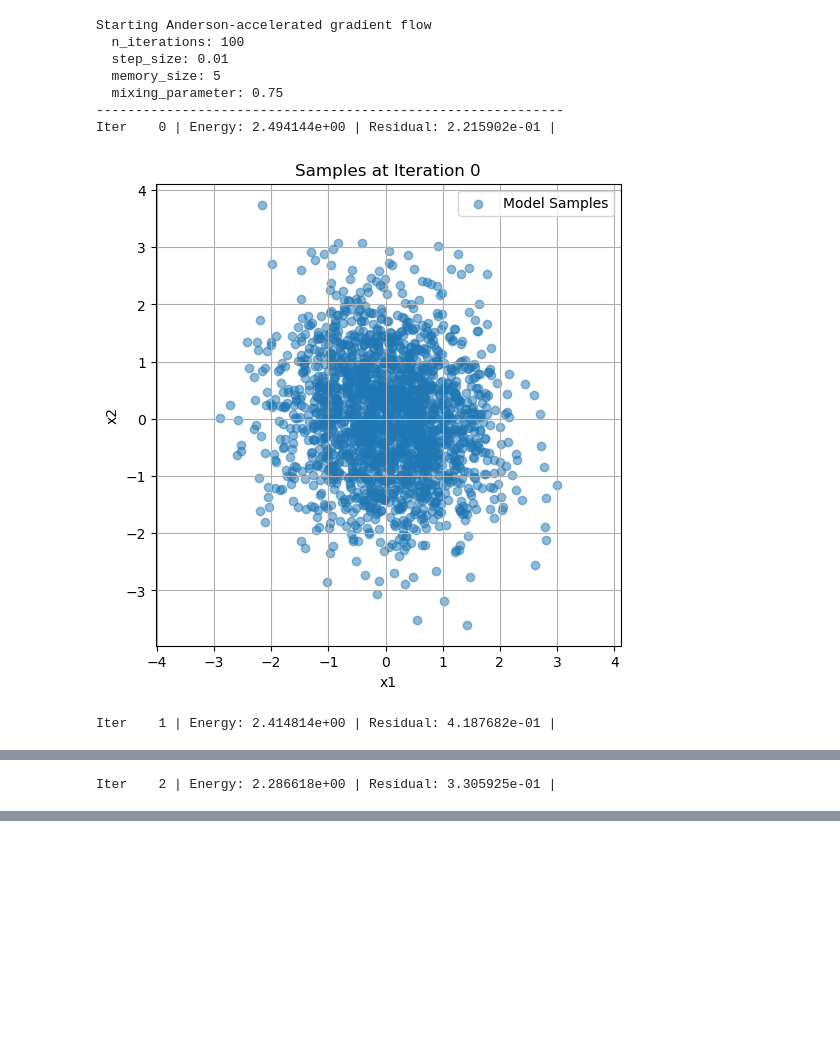
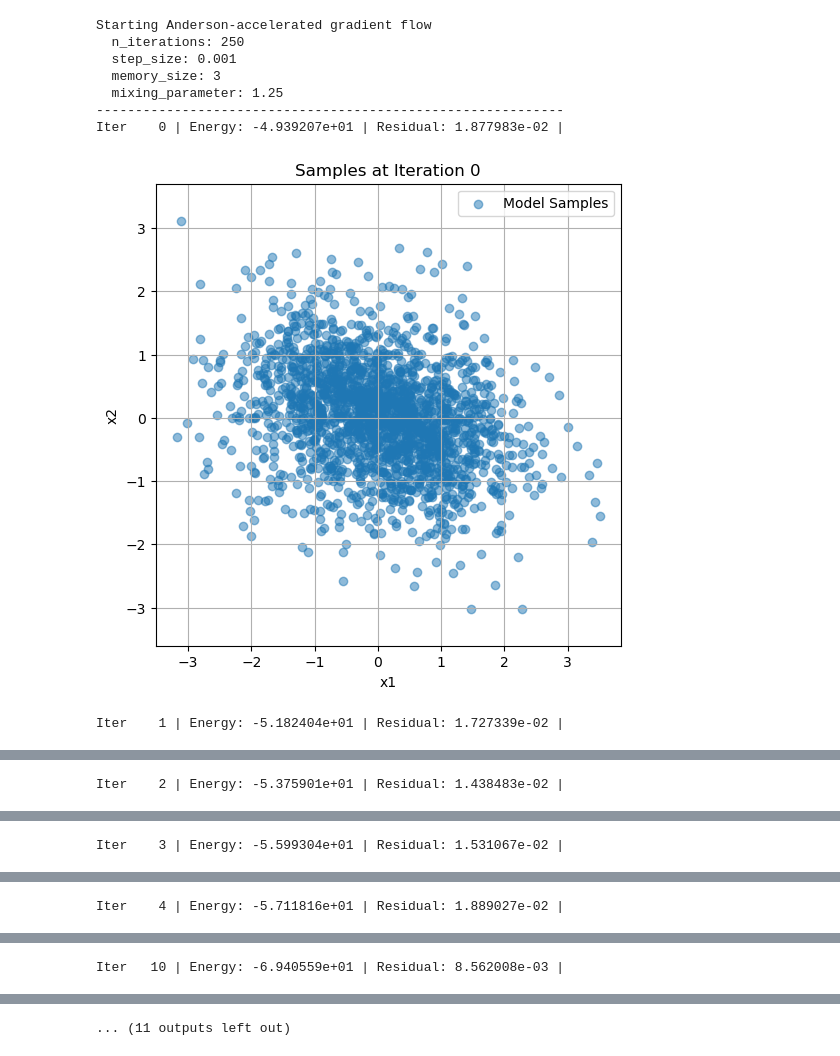
Before and after one commit to SebasGutHdz/Parametric-Wasserstein-Flows, a Jupyter notebook: anderson_acceleration_test.ipynb, the cells around one changed output, grey strips where cells are left out. Cells and saved outputs as stored; diff of their text form; code cells hidden in the pictures; blank space fills up the shorter version.

```diff
--- a/anderson_acceleration_test.ipynb
+++ b/anderson_acceleration_test.ipynb
@@ -25,22 +25,22 @@ from parametric_model.parametric_model import ParametricModel
 # %%
 # Define the parametric model
 parametric_model = ParametricModel(
-    parametric_map="resnet", # "node" "resnet"
-    architecture=[2, 2, 64], # [input_dim, num_layers, hidden_width]
+    parametric_map="node", # "node" "resnet"
+    architecture=[2, 2, 16], # [input_dim, num_layers, hidden_width]
     activation_fn="tanh", # "tanh", "relu", "SinTu", "identity", "sigmoid", "gelu", "swish"
     time_dependent=False,    # True or False
     solver="euler", # "euler" or "heun"
     dt0=0.1,
     rhs_model="mlp", # "mlp" or "resnet"
     ref_density="gaussian",
-    scale_factor=5e-2
+    scale_factor=2e-1
 )
 # _,current_params  = nnx.split(parametric_model)
 # %%
 # Anderson parameters
-h = 1e-2 # Time step size
-m = 5 # Number of previous iterates to consider
-beta = .75 # Damping parameter
+h = 1e-3 # Time step size
+m = 3 # Number of previous iterates to consider
+beta = 1.25 # Damping parameter
 max_iterations = 250
 tolerance = 1e-8
 n_samples = 2_000  # Monte Carlo sample size
@@ -60,34 +60,35 @@ solver= 'cg' # minres or cg
 # %%
 from functionals.functions import double_well_potential_fn, styblinski_tang_potential_fn, aggregation_potential_fn,zero_potential_fn
 linear_potential = LinearPotential(potential_fn= styblinski_tang_potential_fn, coeff = 2.0)
-internal_potential = InternalPotential(functional='entropy', coeff = .1, method= 'exact',prob_dim=2)
+internal_potential = InternalPotential(functional='entropy', coeff = 10, method= 'exact',prob_dim=2)
 interaction_potential = InteractionPotential(interaction_fn = aggregation_potential_fn, coeff = 1, a = 4, b = 2)
 
-potential = Potential(linear = None,
-                      internal = None,
-                      interaction = interaction_potential)
+potential = Potential(linear = linear_potential,
+                      internal = internal_potential,
+                      interaction = None)
 # %%
 current_params, history = anderson_method(
     parametric_model=parametric_model,
     batch_size=n_samples,
     test_data_set=z_samples,
     G_mat=G_mat_flow,
     potential=potential,
     initial_params= None,
+    n_iterations=max_iterations,
     step_size=h,
     memory_size=m,
     mixing_parameter=beta,
     anderson_tol=1e-5,
     solver = solver,
     solver_tol=1e-4
 )
 # %% [output]
 Starting Anderson-accelerated gradient flow
-  n_iterations: 100
-  step_size: 0.01
-  memory_size: 5
-  mixing_parameter: 0.75
+  n_iterations: 250
+  step_size: 0.001
+  memory_size: 3
+  mixing_parameter: 1.25
 ------------------------------------------------------------
-Iter    0 | Energy: 2.494144e+00 | Residual: 2.215902e-01 |
+Iter    0 | Energy: -4.939207e+01 | Residual: 1.877983e-02 |
-[figure, old version]
+[figure, new version]
-Iter    1 | Energy: 2.414814e+00 | Residual: 4.187682e-01 |
+Iter    1 | Energy: -5.182404e+01 | Residual: 1.727339e-02 |
@@ -95 +96 @@ Iter    1 | Energy: 2.414814e+00 | Residual: 4.187682e-01 |
-Iter    2 | Energy: 2.286618e+00 | Residual: 3.305925e-01 |
+Iter    2 | Energy: -5.375901e+01 | Residual: 1.438483e-02 |
@@ -96,0 +98 @@ Iter    2 | Energy: 2.286618e+00 | Residual: 3.305925e-01 |
+Iter    3 | Energy: -5.599304e+01 | Residual: 1.531067e-02 |
@@ -96,0 +100 @@ Iter    2 | Energy: 2.286618e+00 | Residual: 3.305925e-01 |
+Iter    4 | Energy: -5.711816e+01 | Residual: 1.889027e-02 |
@@ -96,0 +102 @@ Iter    2 | Energy: 2.286618e+00 | Residual: 3.305925e-01 |
+Iter   10 | Energy: -6.940559e+01 | Residual: 8.562008e-03 |
@@ -96,0 +104 @@ Iter    2 | Energy: 2.286618e+00 | Residual: 3.305925e-01 |
+... (11 outputs left out)
```
Also changed, not shown: parts of 1 cell of this notebook, 1 other file.
